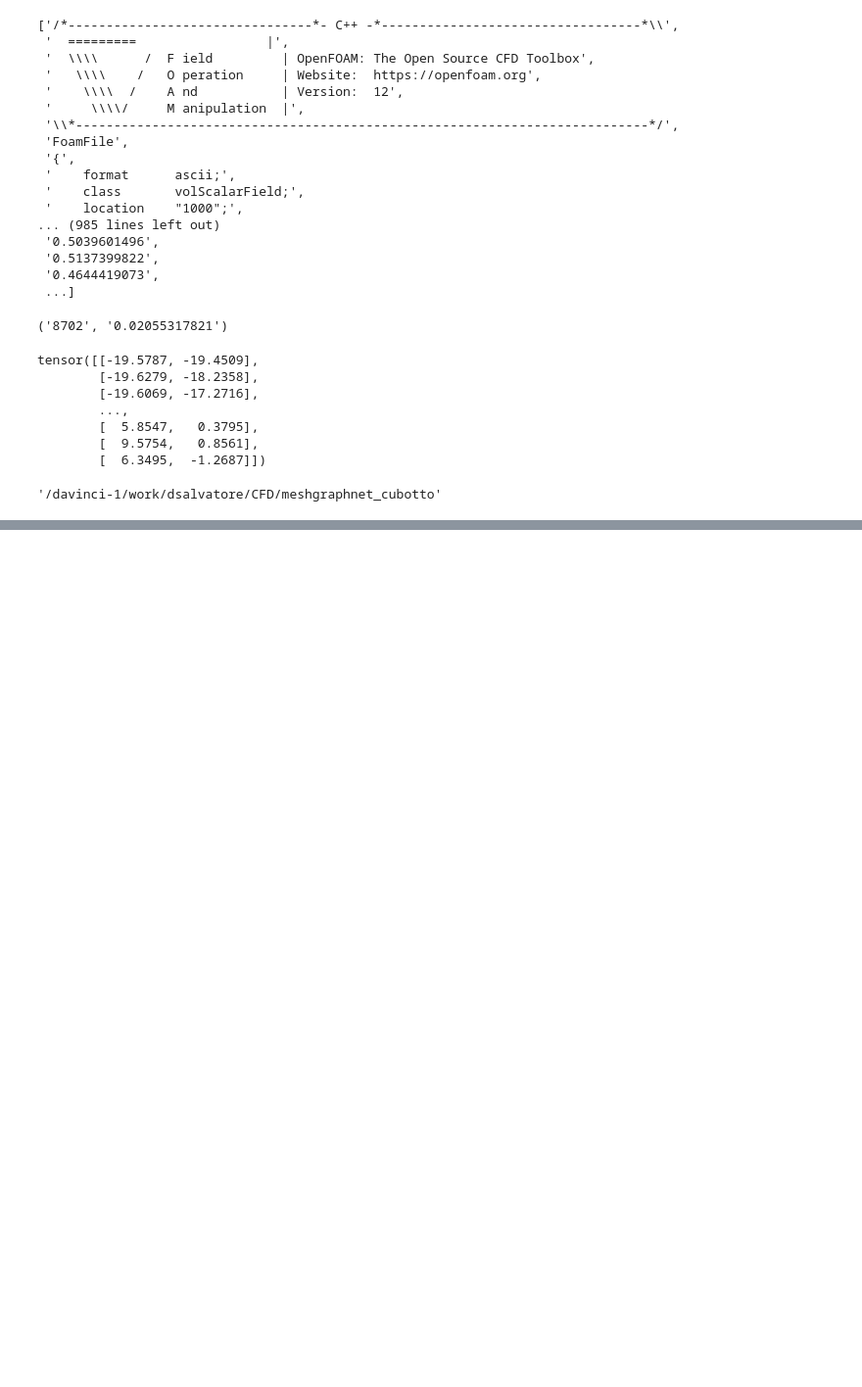
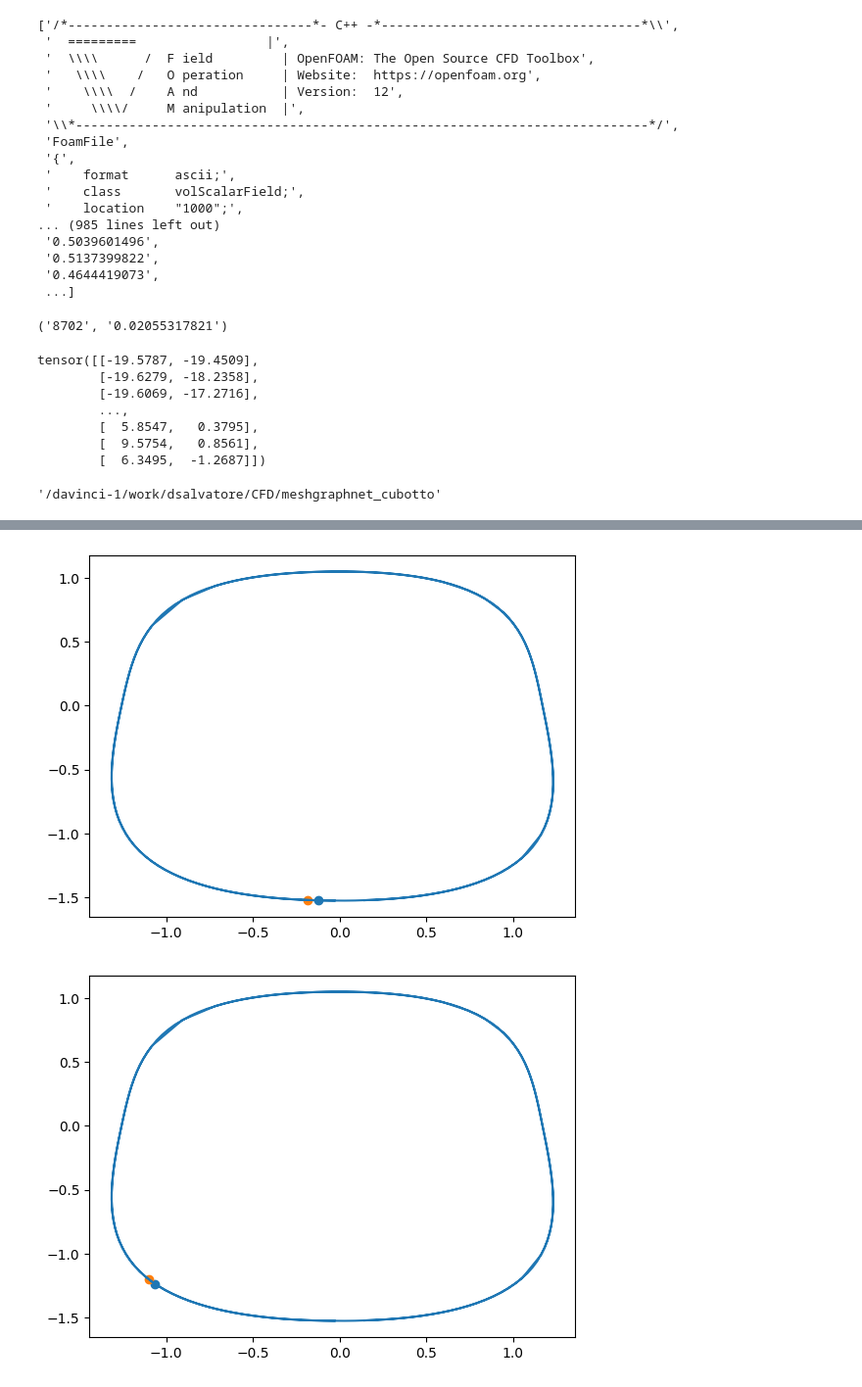
Before and after one commit to alesaso2000/MeshGraphNet-for-Steady-State-Solutions, a Jupyter notebook: read_openfoam.ipynb, the cells around one changed output, grey strips where cells are left out. Shown at 98% size. Saved outputs shown, nothing was run; the diff lists cells and outputs as text; code cells hidden in the pictures; blank space fills up the shorter version.

```diff
--- a/read_openfoam.ipynb
+++ b/read_openfoam.ipynb
@@ -743,0 +1590,11 @@ os.getcwd()
+# %%
+# check
+idx = torch.arange(len(angles))[angles[:,0]*angles[:,1]<-8].item()
+for n in [1,10,20,145,111,40, idx,0]:
+    plt.plot(body_coords[:,0], body_coords[:,1])
+    plt.scatter(ordered_segments[n,0,0], ordered_segments[n,0,1])
+    plt.scatter(ordered_segments[n,1,0], ordered_segments[n,1,1])
+    plt.show()
+# %% [output]
+[figure, added]
+[figure, added]
```
Also changed, not shown: parts of 64 cells of this notebook, 5 other files.
